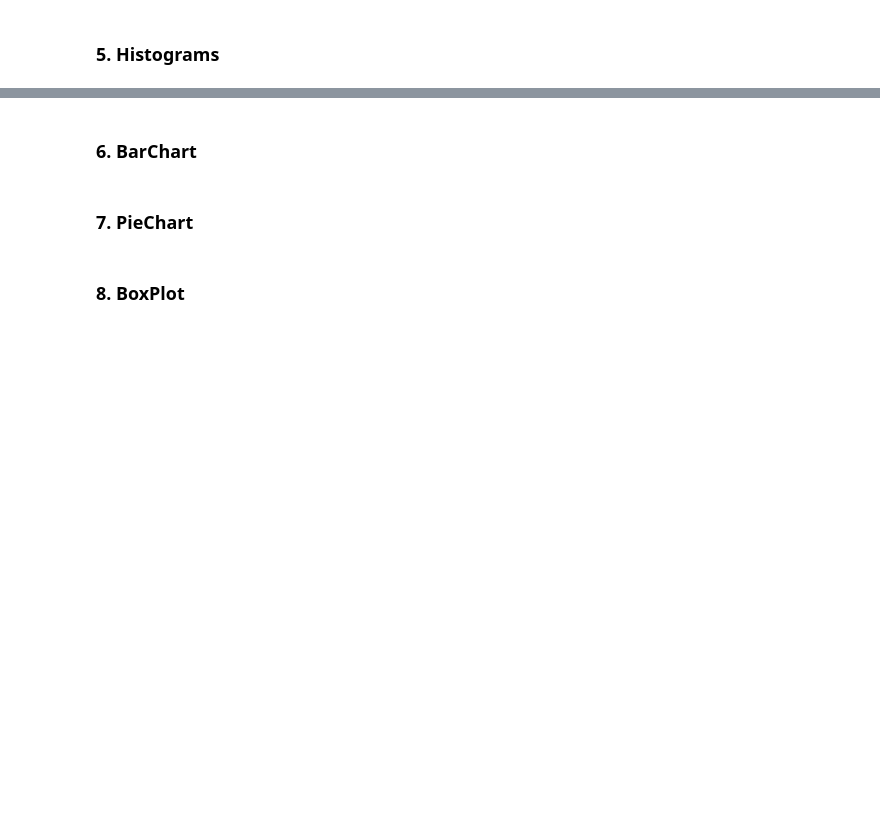
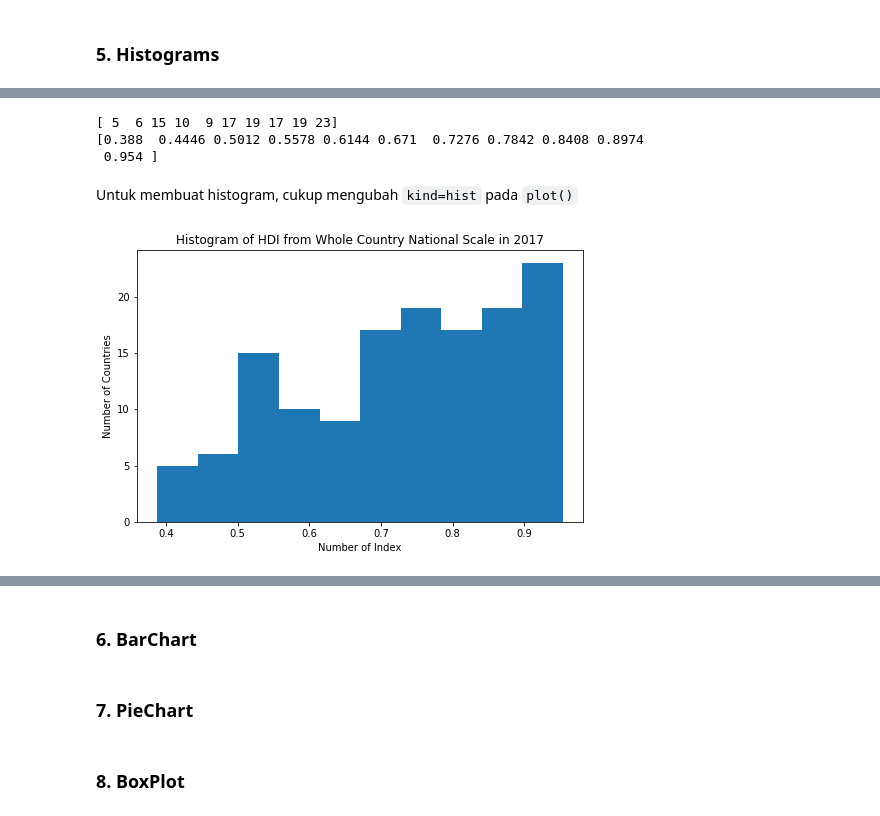
Before and after one commit to AbdulHafidh-AI/ProyekVisdat, a Jupyter notebook: HumanDevelopmentIndex.ipynb, the cells around one changed output, grey strips where cells are left out. Saved outputs shown, nothing was run; the diff lists cells and outputs as text; code cells hidden in the pictures; blank space fills up the shorter version.

```diff
--- a/HumanDevelopmentIndex.ipynb
+++ b/HumanDevelopmentIndex.ipynb
@@ -457,0 +460,5 @@ plt.show()
+# %%
+# Melihat data pada tahun 2017
+data_hist = sampleNational[sampleNational['Level'] == 'National']
+
+data_hist['2017'].head()
@@ -457,0 +473,22 @@ plt.show()
+# %%
+# np.histogram mereturn 2 nilai
+count, bin_edges = np.histogram(data_hist['2017'])
+
+print(count) #Frekuensi kemunculan
+print(bin_edges)
+# %% [output]
+[ 5  6 15 10  9 17 19 17 19 23]
+[0.388  0.4446 0.5012 0.5578 0.6144 0.671  0.7276 0.7842 0.8408 0.8974
+ 0.954 ]
+# %% [markdown]
+Untuk membuat histogram, cukup mengubah `kind=hist` pada `plot()`
+# %%
+data_hist['2017'].plot(kind = 'hist', figsize=(8, 5))
+
+plt.title('Histogram of HDI from Whole Country National Scale in 2017')
+plt.xlabel('Number of Index')
+plt.ylabel('Number of Countries')
+
+plt.show()
+# %% [output]
+[figure, added]
```
Also changed, not shown: parts of 19 cells of this notebook.
